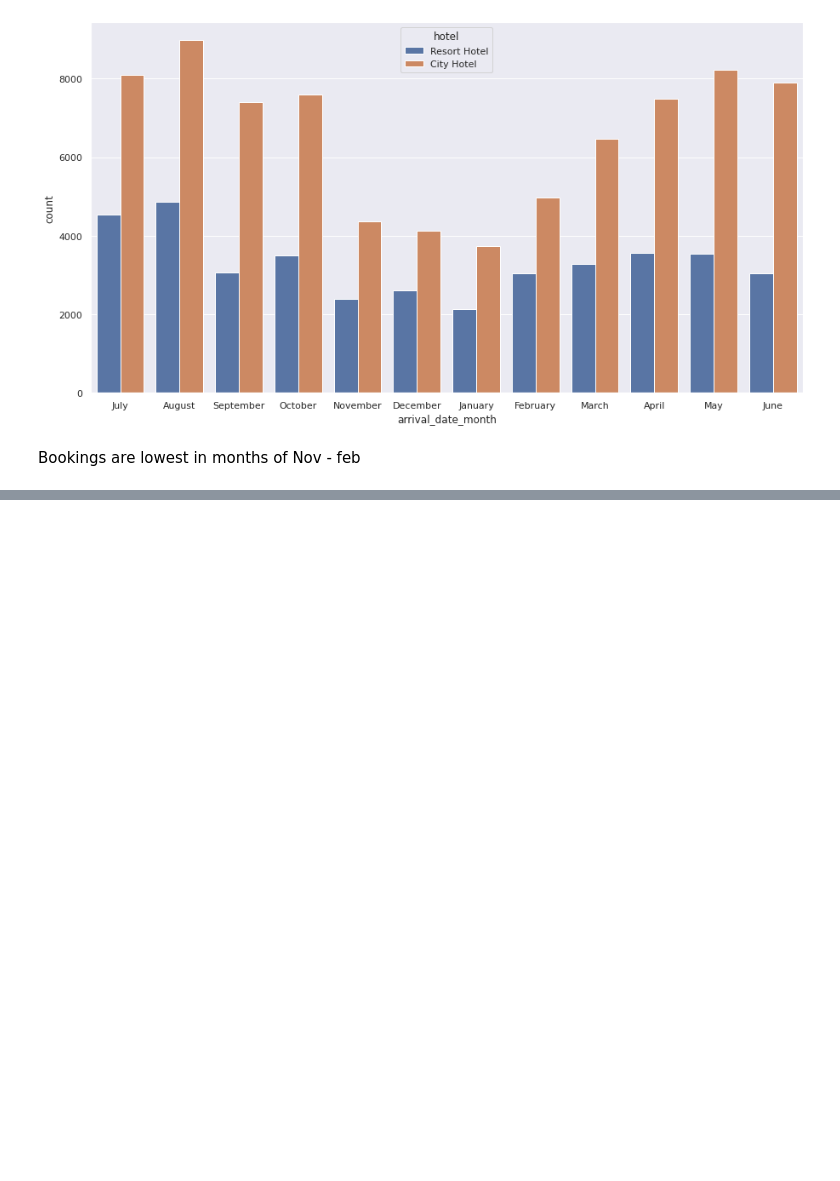
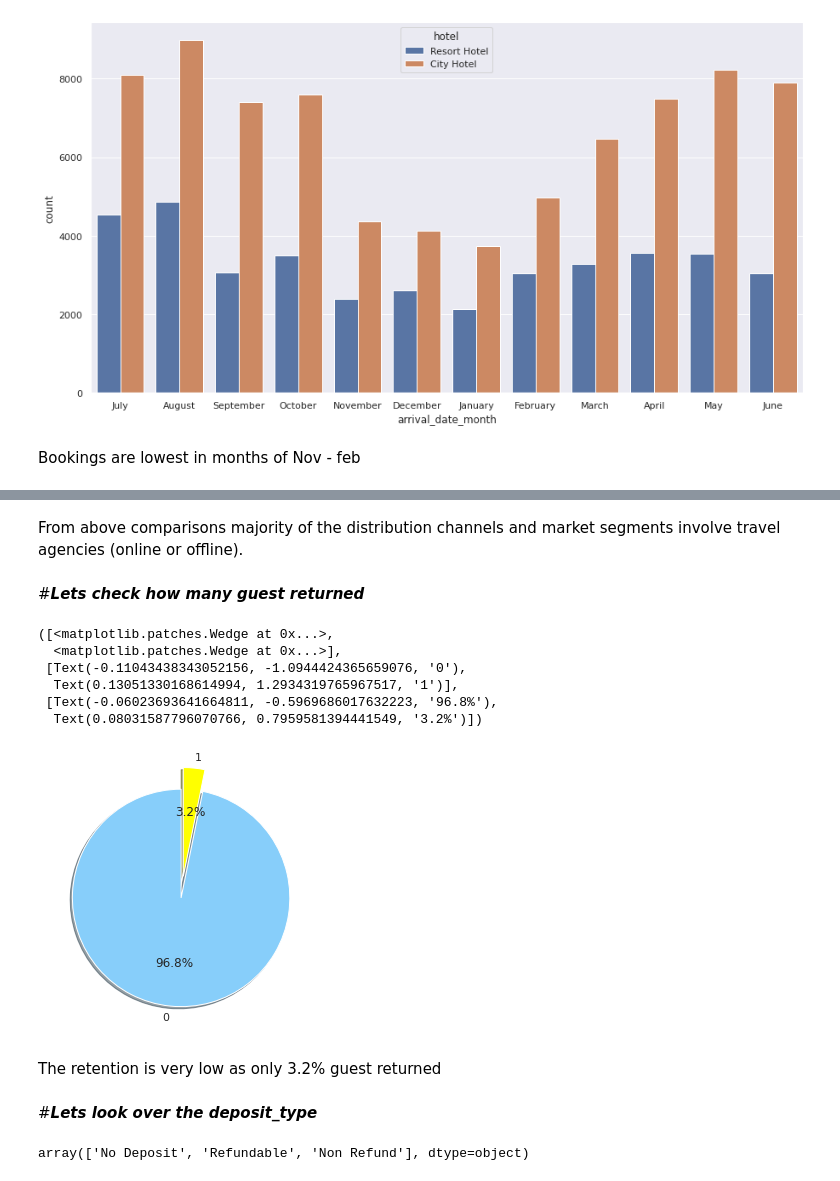
Before and after one commit to SuvirKapse/Hotel-Booking-Analysis, a Jupyter notebook: Suvir_kapse_Hotel_Booking_Analysis_Capstone_Project.ipynb, the cells around one changed output, grey strips where cells are left out. Saved outputs shown, nothing was run; the diff lists cells and outputs as text; code cells hidden in the pictures; blank space fills up the shorter version.

```diff
--- a/Suvir_kapse_Hotel_Booking_Analysis_Capstone_Project.ipynb
+++ b/Suvir_kapse_Hotel_Booking_Analysis_Capstone_Project.ipynb
@@ -229,0 +239,28 @@ Name: arrival_date_month, dtype: int64
+# %% [markdown]
+From above comparisons majority of the distribution channels and market segments involve travel agencies (online or offline).
+# %% [markdown]
+#***Lets check how many guest returned***
+# %%
+c =hotel_df['is_repeated_guest'].value_counts()
+
+d = hotel_df['is_repeated_guest'].value_counts().index.tolist()
+
+plt.pie(c, explode =(0, 0.2),autopct='%1.1f%%',startangle =90,shadow=True,radius = 1.0,
+        labels=d,
+        colors=['lightskyblue','yellow'])
+# %% [output]
+([<matplotlib.patches.Wedge at 0x...>,
+  <matplotlib.patches.Wedge at 0x...>],
+ [Text(-0.11043438343052156, -1.0944424365659076, '0'),
+  Text(0.13051330168614994, 1.2934319765967517, '1')],
+ [Text(-0.06023693641664811, -0.5969686017632223, '96.8%'),
+  Text(0.08031587796070766, 0.7959581394441549, '3.2%')])
+[figure, added]
+# %% [markdown]
+The retention is very low as only 3.2% guest returned
+# %% [markdown]
+#***Lets look over the deposit_type***
+# %%
+hotel_df['deposit_type'].unique()
+# %% [output]
+array(['No Deposit', 'Refundable', 'Non Refund'], dtype=object)
```
Also changed, not shown: parts of 9 cells of this notebook.
